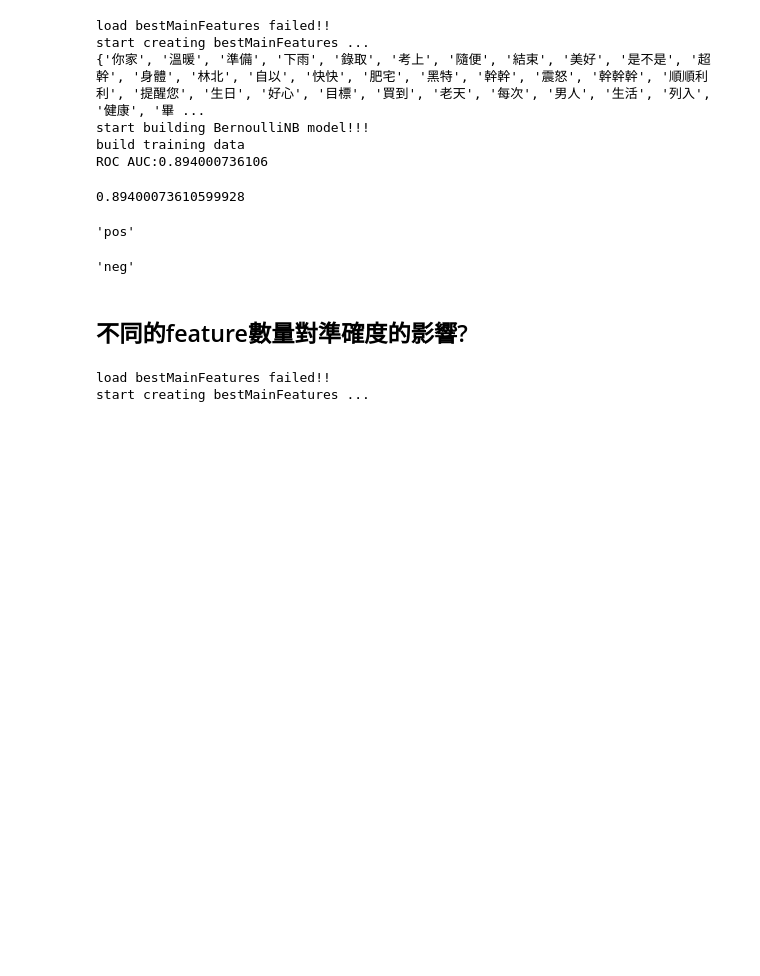
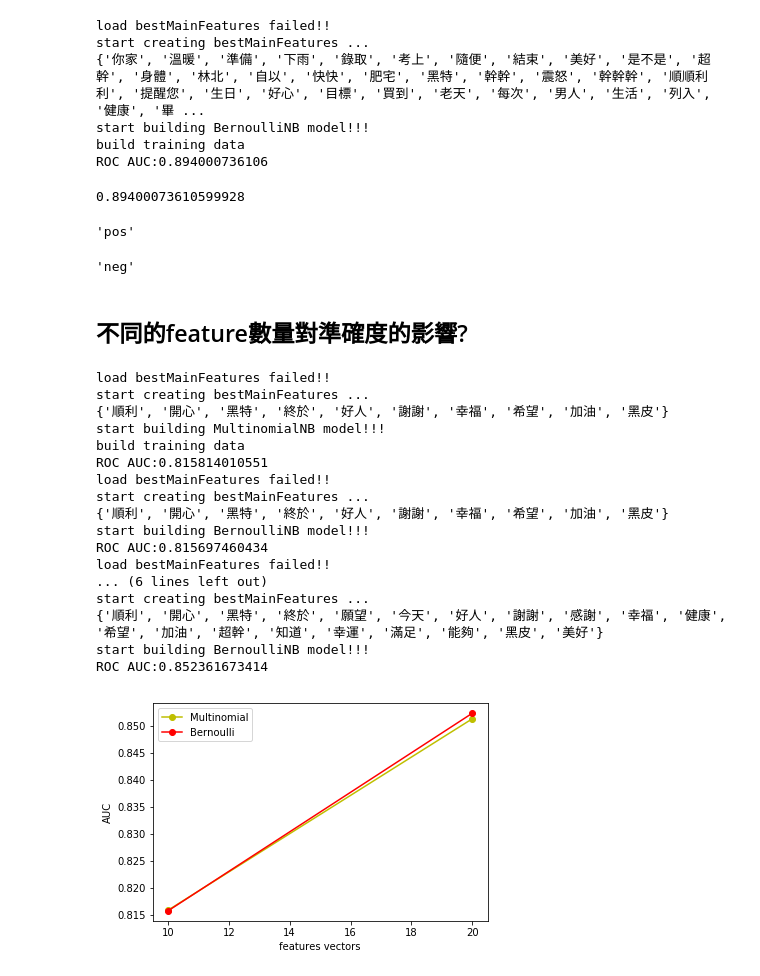
Before and after one commit to UDICatNCHU/PublicTutorial, a Jupyter notebook: Crawler/爬蟲workshop.ipynb, the cells around one changed output. Saved outputs shown, nothing was run; the diff lists cells and outputs as text; code cells hidden in the pictures; blank space fills up the shorter version.

```diff
--- a/Crawler/爬蟲workshop.ipynb
+++ b/Crawler/爬蟲workshop.ipynb
@@ -768,25 +768,41 @@ s.swing('XXX 停電害我不能打電動拉')
 # %%
 import matplotlib.pyplot as plt
 
 multi = []
 bernou = []
-for num in range(10, 30, 10):
+for num in range(10, 50, 10):
     s = Swinger()
     s.load('MultinomialNB', pos='pos.json', neg='neg.json', BestFeatureVec=num)
     multi.append(s.score(pos_test='pos.json', neg_test='neg.json'))
 
     s.load('BernoulliNB', pos='pos.json', neg='neg.json', BestFeatureVec=num)
     bernou.append(s.score(pos_test='pos.json', neg_test='neg.json'))
 
-plt.plot(range(10, 30, 10), multi, 'o-', color="y",label="Multinomial")
-plt.plot(range(10, 30, 10), bernou, 'o-', color="r",label="Bernoulli")
+plt.plot(range(10, 50, 10), multi, 'o-', color="y",label="Multinomial")
+plt.plot(range(10, 50, 10), bernou, 'o-', color="r",label="Bernoulli")
 plt.legend(loc='best')
 plt.xlabel("features vectors")
 plt.ylabel("AUC")
 plt.show()
 # %% [output]
 load bestMainFeatures failed!!
 start creating bestMainFeatures ...
+{'順利', '開心', '黑特', '終於', '好人', '謝謝', '幸福', '希望', '加油', '黑皮'}
+start building MultinomialNB model!!!
+build training data
+ROC AUC:0.815814010551
+load bestMainFeatures failed!!
+start creating bestMainFeatures ...
+{'順利', '開心', '黑特', '終於', '好人', '謝謝', '幸福', '希望', '加油', '黑皮'}
+start building BernoulliNB model!!!
+ROC AUC:0.815697460434
+load bestMainFeatures failed!!
+... (6 lines left out)
+start creating bestMainFeatures ...
+{'順利', '開心', '黑特', '終於', '願望', '今天', '好人', '謝謝', '感謝', '幸福', '健康', '希望', '加油', '超幹', '知道', '幸運', '滿足', '能夠', '黑皮', '美好'}
+start building BernoulliNB model!!!
+ROC AUC:0.852361673414
+[figure, added]
 # %%
 ## 字典法的缺點
 
```
Also changed, not shown: 1 other file.
